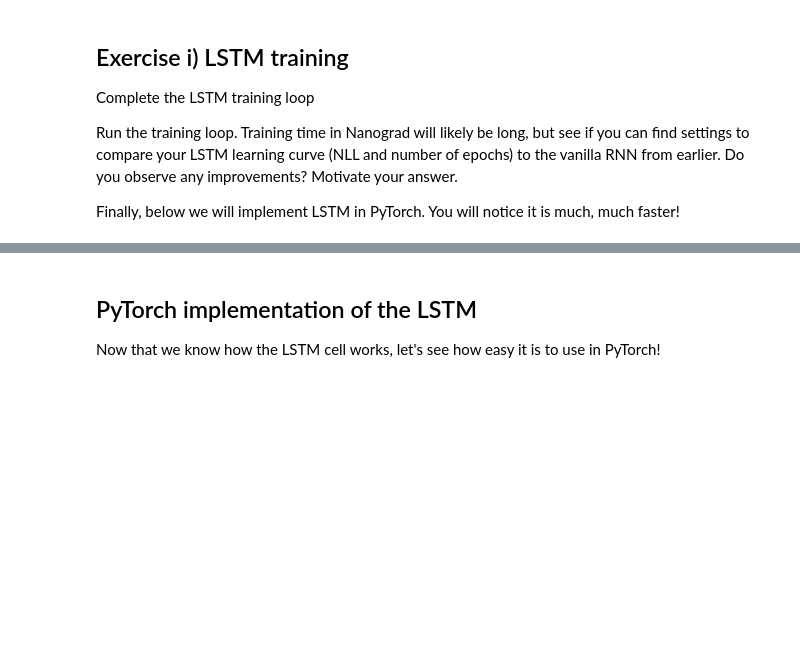
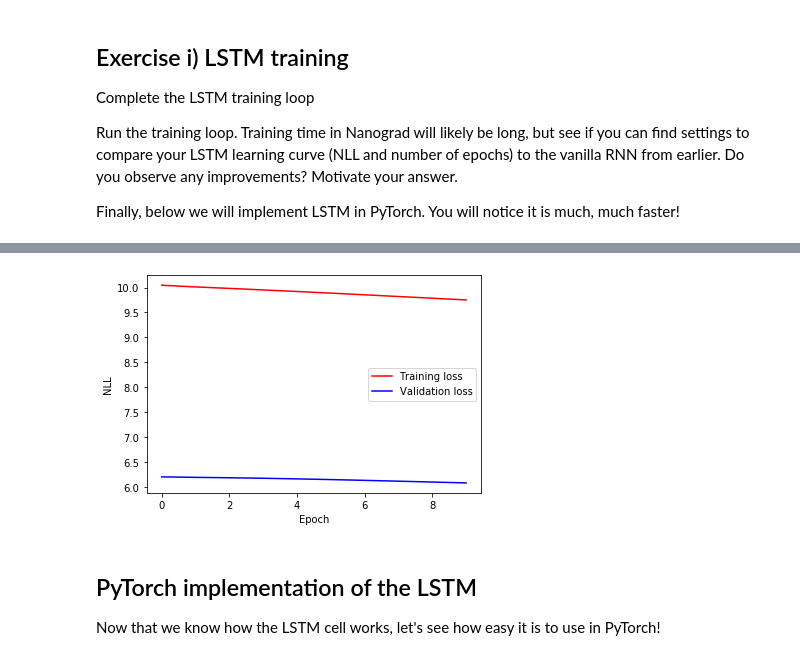
Before and after one commit to MartinBA741/Deep-Learning---DTU, a Jupyter notebook: 5_Recurrent/5_1_EXE_Recurrent_Neural_Networks_Nanograd.ipynb, the cells around one changed output, grey strips where cells are left out. Cells and saved outputs as stored; diff of their text form; code cells hidden in the pictures; blank space fills up the shorter version.

```diff
--- a/5_Recurrent/5_1_EXE_Recurrent_Neural_Networks_Nanograd.ipynb
+++ b/5_Recurrent/5_1_EXE_Recurrent_Neural_Networks_Nanograd.ipynb
@@ -1075,10 +1059,10 @@ class LSTMLayer:
         self.n_in = n_in
         self.n_hid = n_hid
         self.in_hid_layer = DenseLayer(n_in, n_hid, lambda x: x, initializer)
-        self.g_layer = DenseLayer(n_hid, n_hid, lambda x: x.tanh(), initializer)        #TODO: change dimensions to match concat
-        self.i_layer = DenseLayer(n_hid, n_hid, lambda x: x.sigmoid(), initializer)
-        self.f_layer = DenseLayer(n_hid, n_hid, lambda x: x.sigmoid(), initializer)
-        self.o_layer = DenseLayer(n_hid, n_hid, lambda x: x.sigmoid(), initializer)
+        self.g_layer = DenseLayer(n_in + n_hid, n_hid, lambda x: x.tanh(), initializer)        #TODO: change dimensions to match concat
+        self.i_layer = DenseLayer(n_in + n_hid, n_hid, lambda x: x.sigmoid(), initializer)
+        self.f_layer = DenseLayer(n_in + n_hid, n_hid, lambda x: x.sigmoid(), initializer)
+        self.o_layer = DenseLayer(n_in + n_hid, n_hid, lambda x: x.sigmoid(), initializer)
         self.initial_hid = [Var(0.0) for _ in range(n_hid)]
         self.stored_hid = [Var(0.0) for _ in range(n_hid)]
         self.initial_c = [Var(0.0) for _ in range(n_hid)]
@@ -1089,7 +1073,7 @@ class LSTMLayer:
         return '\n Feed-forward: ' + repr(self.in_hid_layer) + '\n Candidate: ' + repr(self.g_layer) + '\n i gate ' + repr(self.i_layer) + '\n f gate ' + repr(self.f_layer) + '\n o gate ' + repr(self.o_layer) + '\n Initial hidden: ' + repr(self.initial_hid)
 
     def parameters(self) -> Sequence[Var]:
-      return self.in_hid_layer.parameters() + self.g_layer.parameters() + self.i_layer.parameters() + self.f_layer.parameters() + self.o_layer.parameters() + self.initial_hid
+      return self.g_layer.parameters() + self.i_layer.parameters() + self.f_layer.parameters() + self.o_layer.parameters() + self.initial_hid
 
     def forward_step(self, input: Sequence[Var], input_hid: Sequence[Var], input_c: Sequence[Var]) -> Sequence[Var]:
         hids = []
@@ -1101,8 +1085,21 @@ class LSTMLayer:
           concatenated_input.append(val)
 
         # Insert code here
+        # in_hids  = self.in_hid_layer.forward(input)                         # contribution from input
+
+        i_gate = self.i_layer.forward(concatenated_input)                    # contribution from i gate
+        f_gate = self.f_layer.forward(concatenated_input)                    # contribution from f gate
+        o_gate = self.o_layer.forward(concatenated_input)                    # contribution from o gate
+
+        g_gate = self.g_layer.forward(concatenated_input)                    # contribution from candidates
+
+
+        for i in range(self.n_hid):
+            cs.append( input_c[i] * f_gate[i] + g_gate[i] * i_gate[i])
+            hids.append(self.act_fn(cs[-1]) * o_gate[i])
 
         return hids, cs
+
 
     def forward_sequence(self, input: Sequence[Sequence[Var]], use_stored_hid = False) -> Sequence[Sequence[Var]]:
         out = []
@@ -1114,7 +1111,7 @@ class LSTMLayer:
             c = self.initial_c
         # Takes a sequence and loops over each character in the sequence. Note that each character has dimenson equal to the embeddng dimenson
         for i in range(len(input)):
-            hid, c = # insert code here
+            hid, c = self.forward_step(input=input[i], input_hid=hid, input_c=c) # insert code here
             out.append(hid)
         self.stored_hid = hid
         self.stored_c = c
@@ -1147,9 +1144,10 @@ Run the training loop. Training time in Nanograd will likely be long, but see if
 Finally, below we will implement LSTM in PyTorch. You will notice it is much, much faster!
 # %%
 # Initialize training hyperparameters
-EPOCHS =
-LR =
-LR_DECAY =
+EPOCHS = 10
+LR = 0.01 #1e-2
+LR_DECAY = 0.9 #0.995
+LOSS_FCT = squared_loss_sequence # or squared_loss_sequence/cross_entropy_loss_sequence
 # %%
 NN = [
     LSTMLayer(4, 1, lambda x: x.tanh()),
@@ -1164,7 +1162,9 @@ batch_size = 8
 for e in range(EPOCHS):
     for b in range(int(np.ceil(len(encoded_training_set_x)/batch_size))):
         # Forward pass and loss computation
-        Loss =
+        output_train = forward_batch(encoded_training_set_x[b*batch_size:(b+1)*batch_size], NN)
+        Loss = sequence_loss(output_train, encoded_training_set_y[b*batch_size:(b+1)*batch_size], loss_fn=LOSS_FCT)
+
         # Backward pass
         Loss.backward()
 
@@ -1175,11 +1175,14 @@ for e in range(EPOCHS):
     LR = LR * LR_DECAY
 
     # Training loss
-    Loss =
+    output_test = forward_batch(encoded_test_set_x, NN)
+    Loss = sequence_loss(output_test, encoded_test_set_y, loss_fn=LOSS_FCT)
+
     train_loss.append(Loss.v)
 
     # Validation loss
-    Loss_validation =
+    output_val = forward_batch(encoded_validation_set_x, NN)
+    Loss_validation = sequence_loss(output_val, encoded_validation_set_y, loss_fn=LOSS_FCT)
     val_loss.append(Loss_validation.v)
 
     if e%5==0:
@@ -1197,3 +1200,4 @@ plt.plot(epoch, val_loss, 'b', label='Validation loss')
 plt.legend()
 plt.xlabel('Epoch'), plt.ylabel('NLL')
 plt.show()
+# %% [output]
@@ -1200,3 +1206,4 @@ plt.show()
+[figure, added]
 # %% [markdown]
 ## PyTorch implementation of the LSTM
 
```
Also changed, not shown: parts of 15 cells of this notebook.
